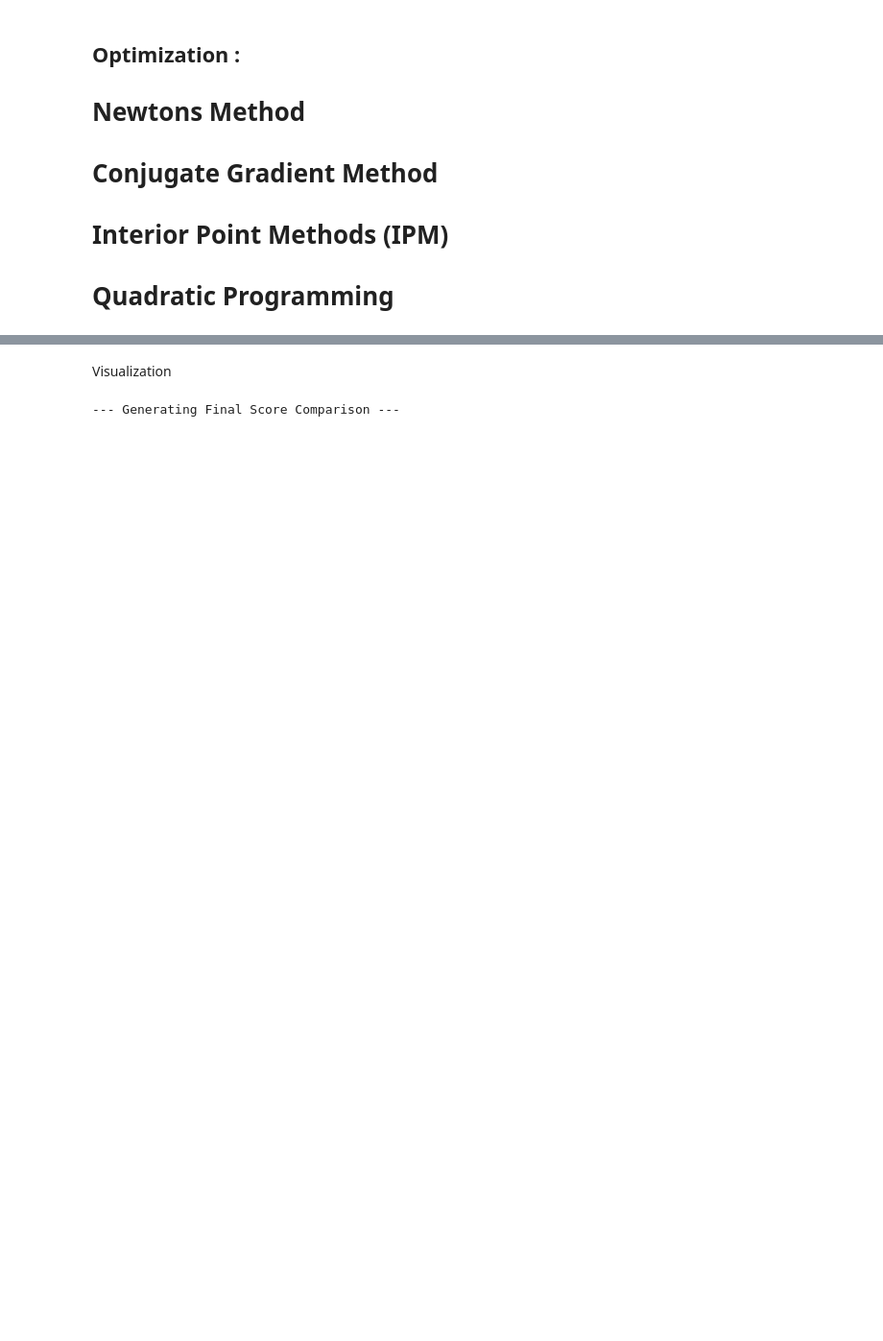
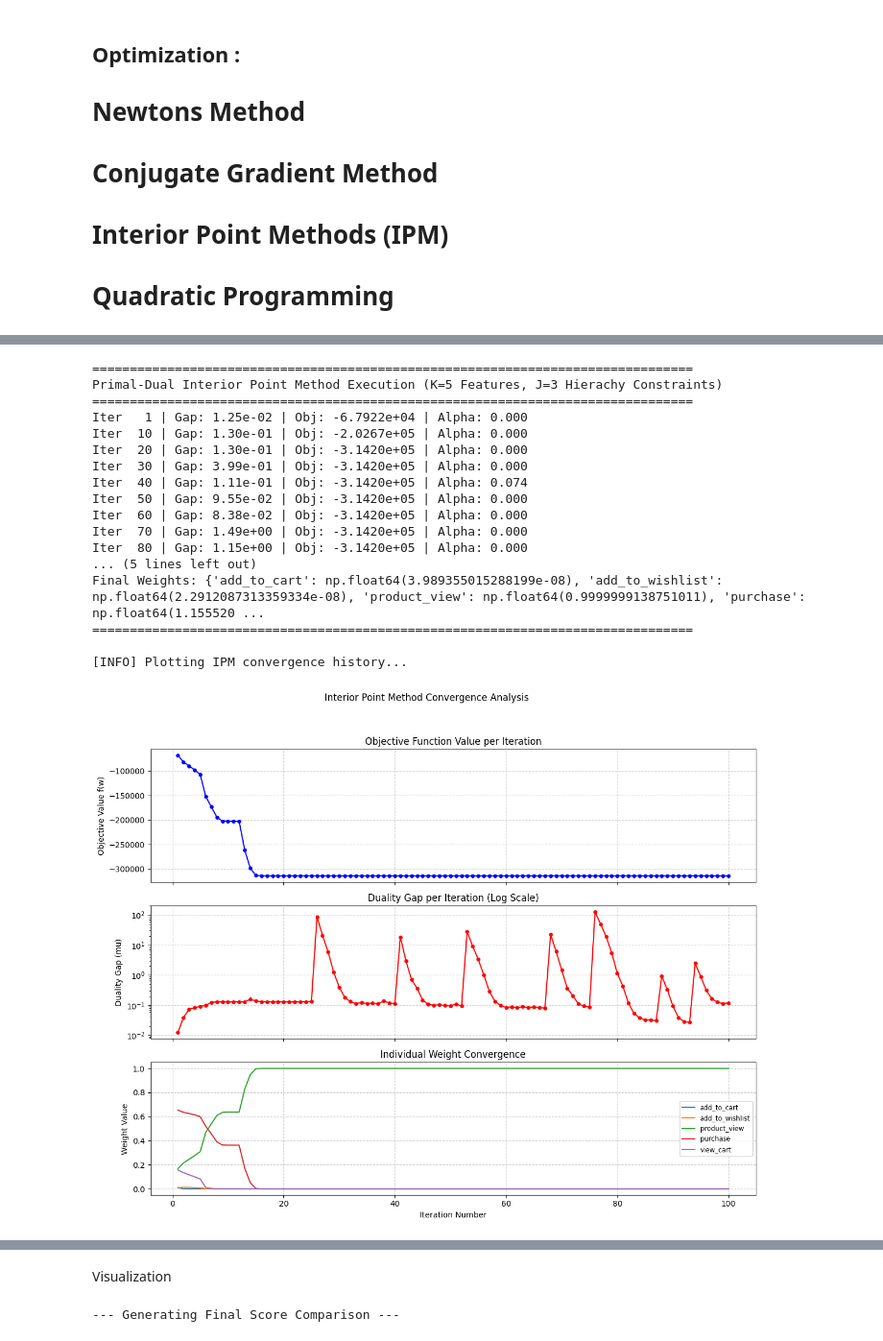
Before and after one commit to saloni2409/user-engagement-score-optimizer, a Jupyter notebook: src/main.ipynb, the cells around one changed output, grey strips where cells are left out. Shown at 96% size. Cells and saved outputs as stored; diff of their text form; code cells hidden in the pictures; blank space fills up the shorter version.

```diff
--- a/src/main.ipynb
+++ b/src/main.ipynb
@@ -103,3 +148,30 @@ Goal: Minimize g(w) = 1/2 w^T Q w - c^T w, subject to Simplex Constraints
+# %%
+
+# Solve with IPM Solver with hirarchy
+res_ipm_complete = solve_with_ipm_complete(data_for_optimization['Q_solver'], data_for_optimization['c'], data_for_optimization['weight_names'] )
+
+if 'history' in res_ipm_complete and res_ipm_complete['history']:
+    print("\n[INFO] Plotting IPM convergence history...")
+    plot_ipm_convergence(res_ipm_complete['history'], data_for_optimization['weight_names'])
+# %% [output]
+================================================================================
+Primal-Dual Interior Point Method Execution (K=5 Features, J=3 Hierachy Constraints)
+================================================================================
+Iter   1 | Gap: 1.25e-02 | Obj: -6.7922e+04 | Alpha: 0.000
+Iter  10 | Gap: 1.30e-01 | Obj: -2.0267e+05 | Alpha: 0.000
+Iter  20 | Gap: 1.30e-01 | Obj: -3.1420e+05 | Alpha: 0.000
+Iter  30 | Gap: 3.99e-01 | Obj: -3.1420e+05 | Alpha: 0.000
+Iter  40 | Gap: 1.11e-01 | Obj: -3.1420e+05 | Alpha: 0.074
+Iter  50 | Gap: 9.55e-02 | Obj: -3.1420e+05 | Alpha: 0.000
+Iter  60 | Gap: 8.38e-02 | Obj: -3.1420e+05 | Alpha: 0.000
+Iter  70 | Gap: 1.49e+00 | Obj: -3.1420e+05 | Alpha: 0.000
+Iter  80 | Gap: 1.15e+00 | Obj: -3.1420e+05 | Alpha: 0.000
+... (5 lines left out)
+Final Weights: {'add_to_cart': np.float64(3.989355015288199e-08), 'add_to_wishlist': np.float64(2.2912087313359334e-08), 'product_view': np.float64(0.9999999138751011), 'purchase': np.float64(1.155520 ...
+================================================================================
+
+[INFO] Plotting IPM convergence history...
+[figure, added]
 # %%
 # Quadratic Programming Solver Optimization
 qp_results_hirarchy_constrained = qp_solver.solve_quadratic_programming(data_for_optimization, constraints_type='hierarchy')
```
Also changed, not shown: parts of 10 cells of this notebook, 5 other files.
